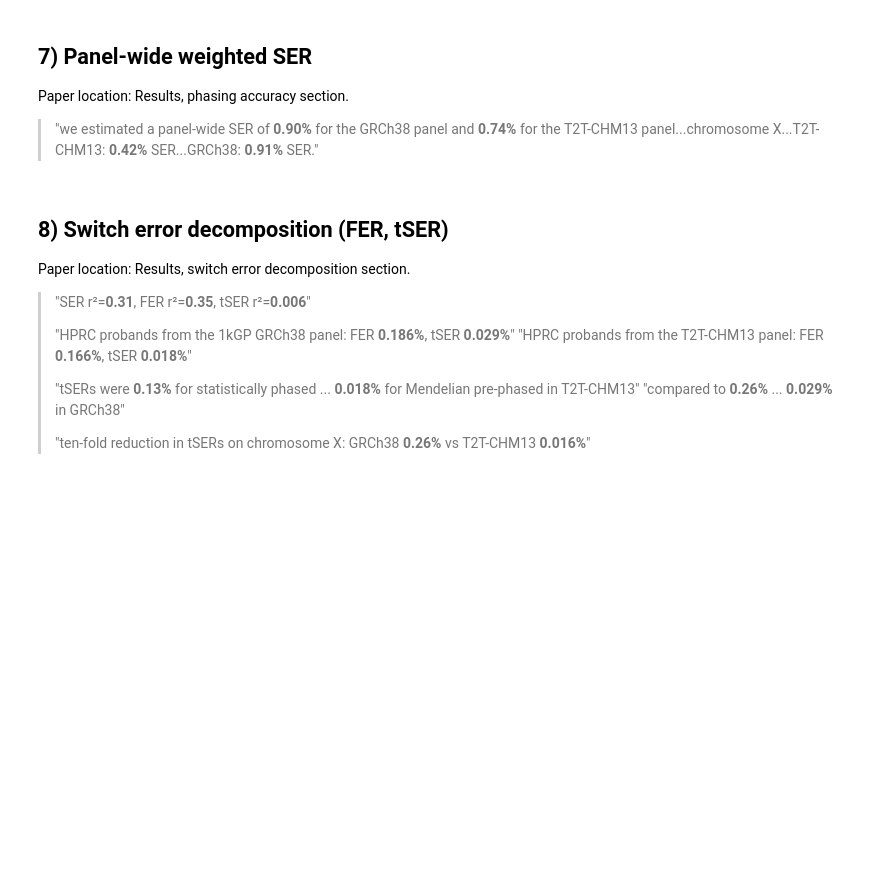
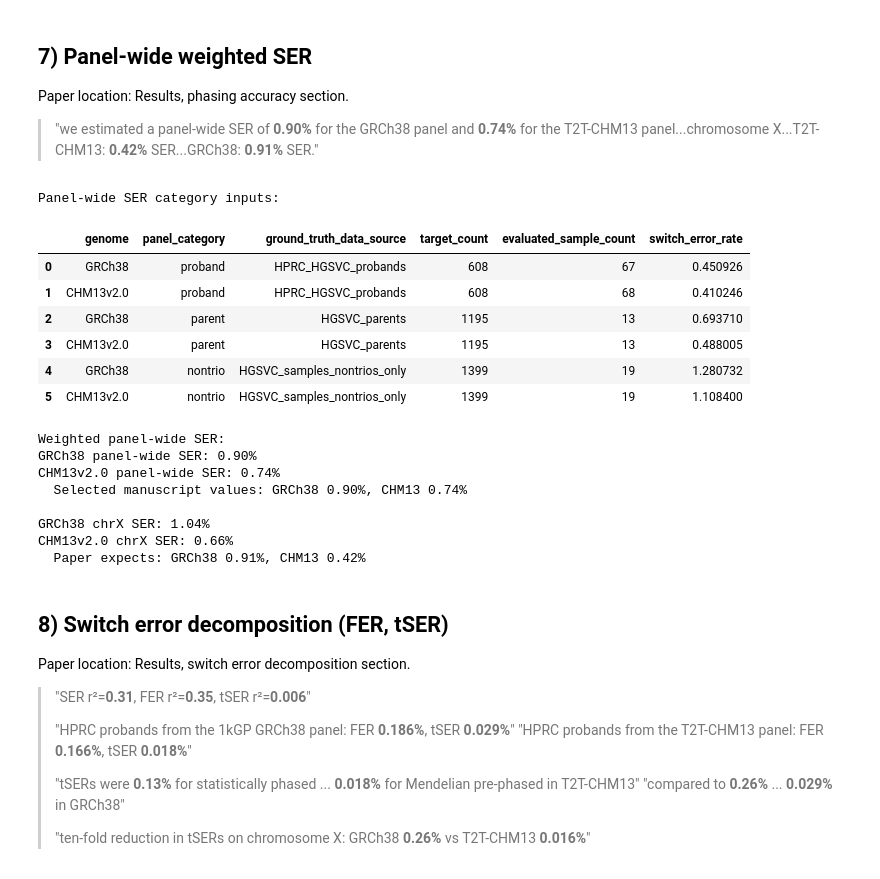
Before and after one commit to JosephLalli/phasing_T2T, a Jupyter notebook: notebooks/notebooks_whole_genome/calc_figures_for_paper.ipynb, the cells around one changed output. Cells and saved outputs as stored; diff of their text form; code cells hidden in the pictures; blank space fills up the shorter version.

```diff
--- a/notebooks/notebooks_whole_genome/calc_figures_for_paper.ipynb
+++ b/notebooks/notebooks_whole_genome/calc_figures_for_paper.ipynb
@@ -387,25 +480,84 @@ Paper location: Results, phasing accuracy section.
 
 > "we estimated a panel-wide SER of **0.90%** for the GRCh38 panel and **0.74%** for the T2T-CHM13 panel...chromosome X...T2T-CHM13: **0.42%** SER...GRCh38: **0.91%** SER."
 # %%
-# Panel-wide SER: weight probands, parents, statistical by their proportions
-panel_wide = all_samples.loc[(all_samples.method_of_phasing == 'phased_with_parents_and_pedigree') &
-                              all_samples.ground_truth_data_source.isin(['HPRC_samples','HGSVC_samples_nontrios_only','HGSVC_samples'])]
+# Panel-wide SER: weighted category estimate using target 1kGP panel counts.
+# Evaluated categories: probands (HPRC+HGSVC probands), parents, and HGSVC non-trio samples.
+panel_wide_category_definitions = pd.DataFrame([
+    {
+        'panel_category': 'proband',
+        'ground_truth_data_source': 'HPRC_HGSVC_probands',
+        'target_count': target_probands,
+    },
+    {
+        'panel_category': 'parent',
+        'ground_truth_data_source': 'HGSVC_parents',
+        'target_count': target_parents,
+    },
+    {
+        'panel_category': 'nontrio',
+        'ground_truth_data_source': 'HGSVC_samples_nontrios_only',
+        'target_count': target_nontrios,
+    },
+])
 
-panel_wide_ser = group_phasing_statistics(panel_wide, ['genome'])
+panel_wide_category_rows = []
+for _, category in panel_wide_category_definitions.iterrows():
+    category_samples = all_samples.loc[
+        (all_samples.method_of_phasing == 'phased_with_parents_and_pedigree') &
+        (all_samples.ground_truth_data_source == category.ground_truth_data_source)
+    ]
+    category_stats = group_phasing_statistics(category_samples, ['genome'])
+    category_stats['panel_category'] = category.panel_category
+    category_stats['ground_truth_data_source'] = category.ground_truth_data_source
+    category_stats['target_count'] = int(category.target_count)
+    category_stats['evaluated_sample_count'] = category_samples.groupby('genome', observed=True).sample_id.nunique().reindex(category_stats.genome).to_numpy()
+    panel_wide_category_rows.append(category_stats)
+
+panel_wide_category_ser = pd.concat(panel_wide_category_rows, ignore_index=True)
+panel_wide_ser = (
+    panel_wide_category_ser
+    .assign(weighted_switch_error_rate=lambda df: df.switch_error_rate * df.target_count)
+    .groupby('genome', observed=True)
+    .agg(target_count=('target_count', 'sum'),
+         weighted_switch_error_rate=('weighted_switch_error_rate', 'sum'))
+    .reset_index()
+)
+panel_wide_ser['switch_error_rate'] = panel_wide_ser.weighted_switch_error_rate / panel_wide_ser.target_count
+
+print("Panel-wide SER category inputs:")
+display(panel_wide_category_ser[['genome', 'panel_category', 'ground_truth_data_source', 'target_count', 'evaluated_sample_count', 'switch_error_rate']])
+print("\nWeighted panel-wide SER:")
 for _, row in panel_wide_ser.iterrows():
     print(f"{row.genome} panel-wide SER: {row.switch_error_rate:.2f}%")
-print(f"  Paper expects: GRCh38 0.90%, CHM13 0.74%")
+print(f"  Selected manuscript values: GRCh38 0.90%, CHM13 0.74%")
 
 # ChrX SER (females only, HPRC+HGSVC)
 chrX_ser = all_chroms_chrX.loc[(all_chroms_chrX.sex=='Female') &
                                 (all_chroms_chrX.chrom=='chrX') &
                                 (all_chroms_chrX.method_of_phasing=='phased_with_parents_and_pedigree') &
                                 all_chroms_chrX.ground_truth_data_source.isin(['HPRC_samples','HGSVC_samples_nontrios_only'])]
 chrX_ser_grouped = group_phasing_statistics(chrX_ser, ['genome'])
 print()
 for _, row in chrX_ser_grouped.iterrows():
     print(f"{row.genome} chrX SER: {row.switch_error_rate:.2f}%")
 print(f"  Paper expects: GRCh38 0.91%, CHM13 0.42%")
+# %% [output]
+Panel-wide SER category inputs:
+|  | genome | panel_category | ground_truth_data_source | target_count | evaluated_sample_count | switch_error_rate |
+| 0 | GRCh38 | proband | HPRC_HGSVC_probands | 608 | 67 | 0.450926 |
+| 1 | CHM13v2.0 | proband | HPRC_HGSVC_probands | 608 | 68 | 0.410246 |
+| 2 | GRCh38 | parent | HGSVC_parents | 1195 | 13 | 0.693710 |
+| 3 | CHM13v2.0 | parent | HGSVC_parents | 1195 | 13 | 0.488005 |
+| 4 | GRCh38 | nontrio | HGSVC_samples_nontrios_only | 1399 | 19 | 1.280732 |
+| 5 | CHM13v2.0 | nontrio | HGSVC_samples_nontrios_only | 1399 | 19 | 1.108400 |
+Weighted panel-wide SER:
+GRCh38 panel-wide SER: 0.90%
+CHM13v2.0 panel-wide SER: 0.74%
+  Selected manuscript values: GRCh38 0.90%, CHM13 0.74%
+
+GRCh38 chrX SER: 1.04%
+CHM13v2.0 chrX SER: 0.66%
+  Paper expects: GRCh38 0.91%, CHM13 0.42%
 # %% [markdown]
 ## 8) Switch error decomposition (FER, tSER)
 
```
Also changed, not shown: parts of 33 cells of this notebook, 32 other files.
